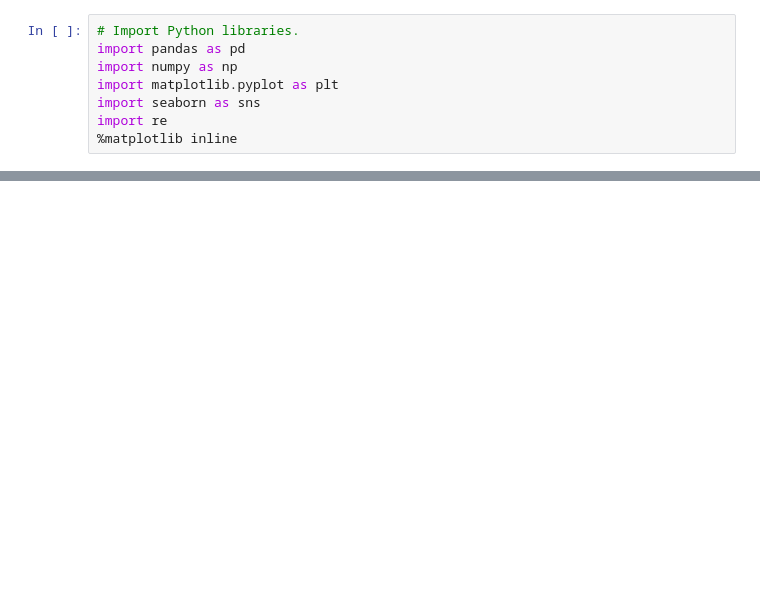
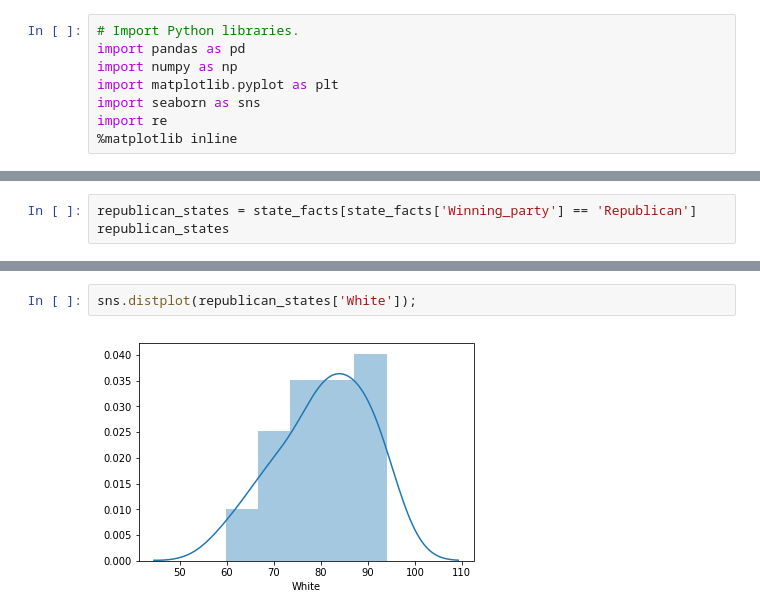
Before and after one commit to akim2034/Thinkful_DS_Bootcamp, a Jupyter notebook: Unit 1/Lesson 5 - Unit 1 Capstone/US Election 2016 Analysis - Unit 1 Capstone.ipynb, the cells around one changed output, grey strips where cells are left out. Cells and saved outputs as stored; diff of their text form; blank space fills up the shorter version.

```diff
--- a/Unit 1/Lesson 5 - Unit 1 Capstone/US Election 2016 Analysis - Unit 1 Capstone.ipynb
+++ b/Unit 1/Lesson 5 - Unit 1 Capstone/US Election 2016 Analysis - Unit 1 Capstone.ipynb
@@ -61,0 +168,3 @@ sns.boxplot(county_facts['RHI425214']);
+# %%
+republican_states = state_facts[state_facts['Winning_party'] == 'Republican']
+republican_states
@@ -61,0 +197,4 @@ sns.boxplot(county_facts['RHI425214']);
+# %%
+sns.distplot(republican_states['White']);
+# %% [output]
+[figure, added]
```
Also changed, not shown: parts of 32 cells of this notebook, 3 other files.
